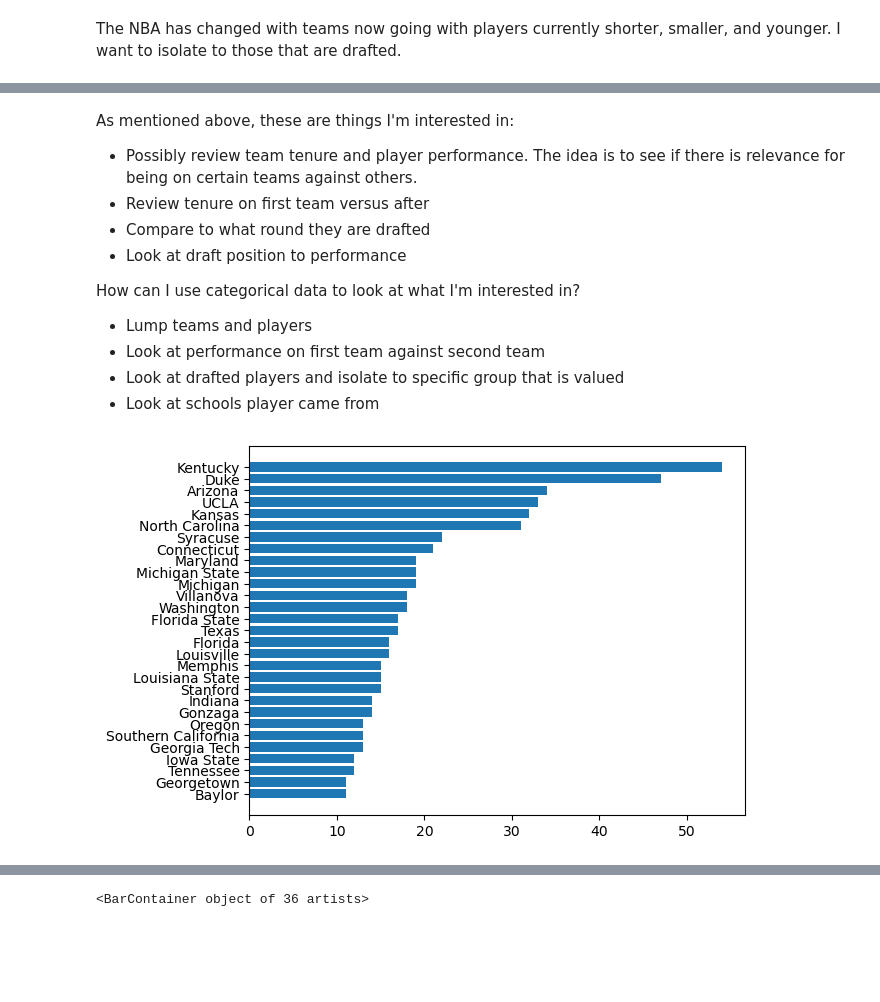
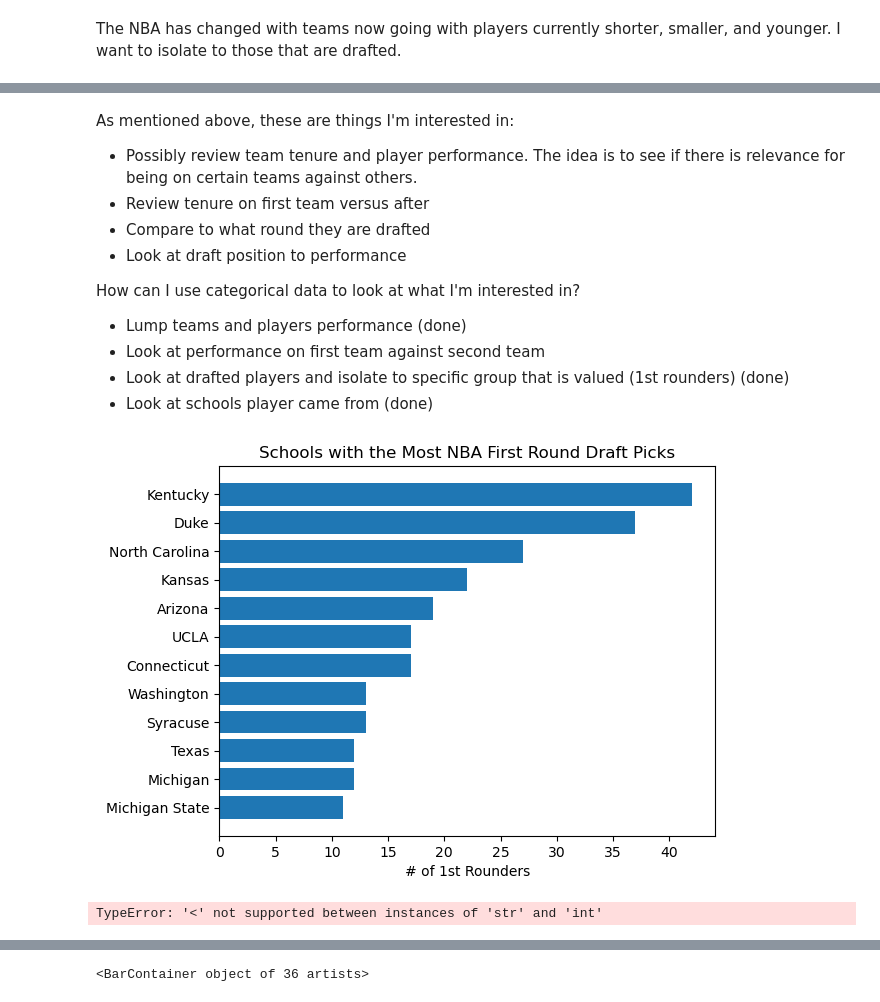
Before and after one commit to doorfish/data-analysis-project, a Jupyter notebook: python_data_analysis_project.ipynb, the cells around one changed output, grey strips where cells are left out. Cells and saved outputs as stored; diff of their text form; code cells hidden in the pictures; blank space fills up the shorter version.

```diff
--- a/python_data_analysis_project.ipynb
+++ b/python_data_analysis_project.ipynb
@@ -5,6 +5,7 @@ import pandas as pd
 import numpy as np
 import matplotlib.pyplot as plt
 import seaborn as sns
+sns.set_theme(style="darkgrid")
 import plotly
 # %%
 ## Load data
@@ -184,28 +218,41 @@ As mentioned above, these are things I'm interested in:
 - Look at draft position to performance
 
 How can I use categorical data to look at what I'm interested in?
-- Lump teams and players
+- Lump teams and players performance (done)
 - Look at performance on first team against second team
-- Look at drafted players and isolate to specific group that is valued
-- Look at schools player came from
+- Look at drafted players and isolate to specific group that is valued (1st rounders) (done)
+- Look at schools player came from (done)
 # %%
 # Exclude undrafted players and see which college the drafted ones come from
 
 #Only want to see top draft picks
 dataset = first_year.loc[(first_year['draft_round'] == '1') & (first_year['college'] != 'None')]
 
-dataset = first_year.groupby(['college'])['draft_round'].count()
+dataset = dataset.groupby(['college'])['draft_round'].count()
 dataset = dataset.reset_index()
 
 #Exlcude noise
 dataset = dataset.loc[(dataset['draft_round'] > 10) & (dataset['college'] != 'None')]
 
 dataset = dataset.sort_values(by=['draft_round'])
 
 # Create horizontal bars
 plt.barh(y=dataset['college'], width=dataset['draft_round'])
+plt.xlabel('# of 1st Rounders')
 
-# Display the plot
+plt.title('Schools with the Most NBA First Round Draft Picks')
+# Display the plots
 plt.show()
 # %% [output]
-[figure, old version]
+[figure, new version]
+# %%
+def population_sort(row):
+    if row['draft_year'] < 2009:
+        val = 'old'
+    else:
+        val = 'new'
+    return val
+first_year['draft_pop'] = first_year.apply(population_sort, axis=1)
+first_year
+# %% [output]
+TypeError: '<' not supported between instances of 'str' and 'int'
```
Also changed, not shown: parts of 29 cells of this notebook.
